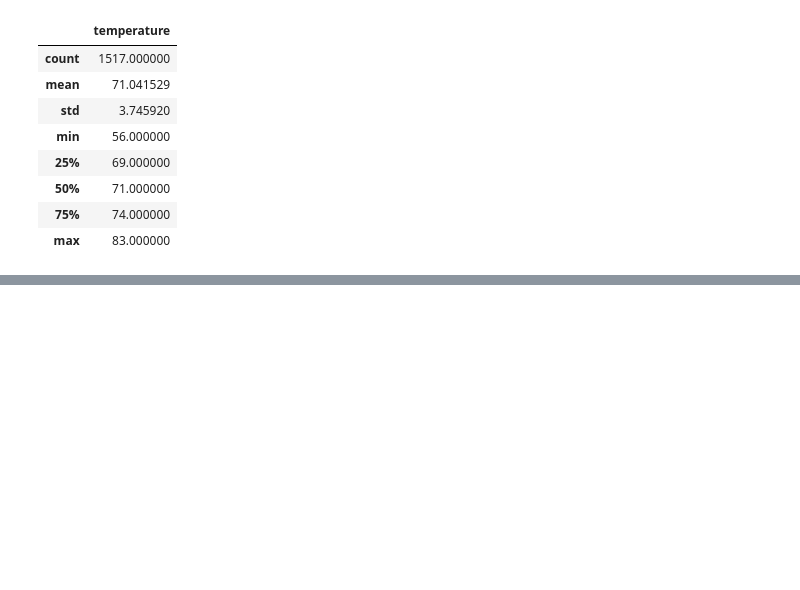
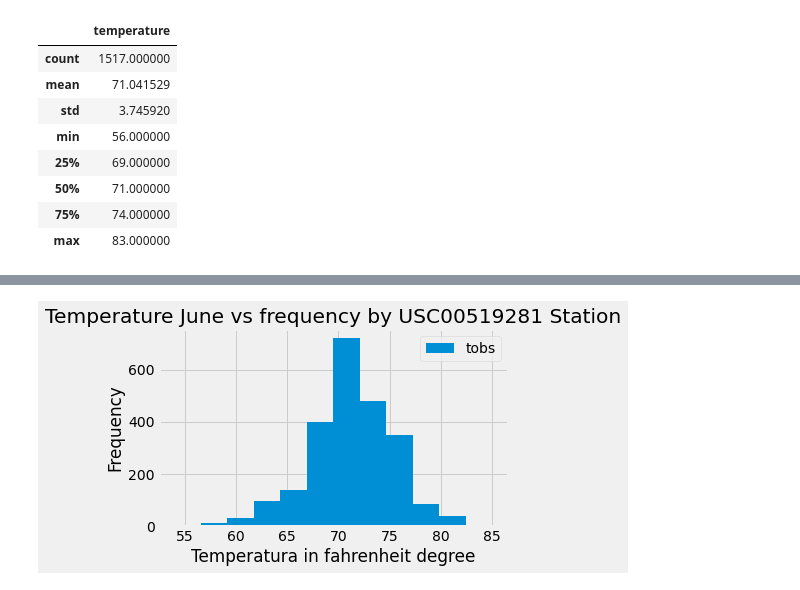
Before and after one commit to DougUOT/surfs_up, a Jupyter notebook: SurfsUp_Challenge.ipynb, the cells around one changed output, grey strips where cells are left out. Drawn from its saved outputs; the diff is of its cells as text; code cells hidden in the pictures; blank space fills up the shorter version.

```diff
--- a/SurfsUp_Challenge.ipynb
+++ b/SurfsUp_Challenge.ipynb
@@ -134,0 +167,15 @@ df.describe()
+# %%
+engine = create_engine("sqlite:///hawaii.sqlite")
+
+
+
+# reflect an existing database into a new model
+Base = automap_base()
+# reflect the tables
+Base.prepare(engine, reflect=True)
+
+# Save references to each table
+Measurement = Base.classes.measurement
+Station = Base.classes.station
+# %%
+session = Session(engine)
@@ -134,0 +288,18 @@ df.describe()
+# %%
+# frequency of temperature in the station with highest observations in June month
+
+import datetime as dt
+from pandas.plotting import table
+prev_year = dt.date(2017, 8, 23) - dt.timedelta(days=365)
+
+results = session.query(Measurement.tobs).\
+    filter(Measurement.station == 'USC00519281').\
+    filter(Measurement.station >= '2016-06-01').\
+    filter(Measurement.date <= '2016-06-30').all()
+df = pd.DataFrame(results, columns=['tobs'])
+df.plot.hist(bins=12)
+plt.title('Temperature June vs frequency by USC00519281 Station')
+plt.xlabel('Temperatura in fahrenheit degree')
+plt.tight_layout()
+# %% [output]
+[figure, added]
```
Also changed, not shown: parts of 19 cells of this notebook.
